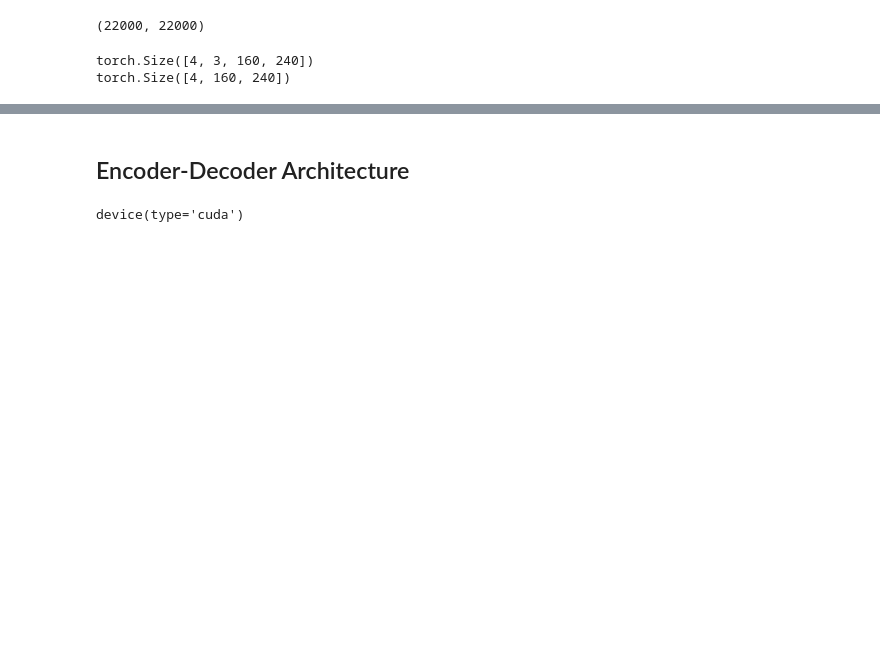
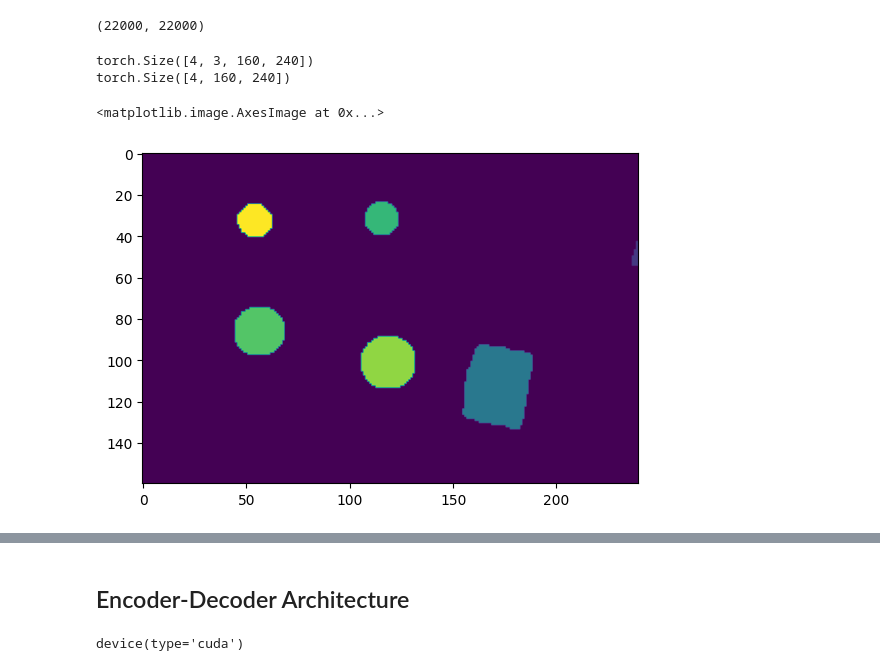
Before and after one commit to swappysh/FutureFramesDL, a Jupyter notebook: segmentation.ipynb, the cells around one changed output, grey strips where cells are left out. Drawn from its saved outputs; the diff is of its cells as text; code cells hidden in the pictures; blank space fills up the shorter version.

```diff
--- a/segmentation.ipynb
+++ b/segmentation.ipynb
@@ -30,6 +74,6 @@ val_dataset = datasets.ImageFolder(root='Dataset_Student/val',
 # np.unique([entry[0].shape for entry in train_dataset], return_counts=True)
 # all the images have the same size
 # %%
-mask = np.load('Dataset_Student/train/video_0/mask.npy')
-print(mask.shape)
-# mask also has the same shape as the images
+# mask = np.load('Dataset_Student/train/video_0/mask.npy')
+# print(mask.shape)
+# # mask also has the same shape as the images
@@ -38,9 +82,10 @@ print(mask.shape)
 # %%
 # Creating a custom dataset for frames
 class SegmentationDataset(Dataset):
-    def __init__(self, root_folder, transforms=None):
+    def __init__(self, root_folder, img_transforms=None, mask_transforms=None):
         self.root_folder = root_folder
-        self.transforms = transforms
+        self.img_transforms = img_transforms
+        self.mask_transforms = mask_transforms
 
         # Get all the folders in the root folder
         self.video_folders = os.listdir(root_folder)
@@ -65,17 +110,25 @@ class SegmentationDataset(Dataset):
         mask = np.load(os.path.join(folder, 'mask.npy'))[idx%22]
         # print(f"folder idx: {idx//22} image folder: {folder}, image file: {files[idx%22]}, mask idx: {idx%22}")
 
-        if self.transforms:
-            image = self.transforms(image)
-            mask = self.transforms(mask)
+        if self.img_transforms:
+            image = self.img_transforms(image)
+
+        if self.mask_transforms:
+            mask = self.mask_transforms(mask)
 
         return image, mask
 
-transformations = transforms.Compose([
+img_transformations = transforms.Compose([
     torch.from_numpy,
-    # transforms.Resize(3),
+    # transforms.Resize(40, antialias=None),
+    transforms.Normalize(mean=[0.5061, 0.5045, 0.5008], std=[0.0571, 0.0567, 0.0614])
     ])
+mask_transformations = transforms.Compose([torch.from_numpy])
 
-train_dataset = SegmentationDataset(root_folder='Dataset_Student/train', transforms=transformations)
-val_dataset = SegmentationDataset(root_folder='Dataset_Student/val', transforms=transformations)
+train_dataset_segmentation_model = SegmentationDataset(root_folder='Dataset_Student/train',
+                                    img_transforms=img_transformations,
+                                    mask_transforms=mask_transformations)
+val_dataset_segmentation_model = SegmentationDataset(root_folder='Dataset_Student/val',
+                                  img_transforms=img_transformations,
+                                  mask_transforms=mask_transformations)
 # %%
@@ -101,3 +155,9 @@ for batch in train_loader:
 # %% [output]
 torch.Size([4, 3, 160, 240])
 torch.Size([4, 160, 240])
+# %%
+plt.imshow(np.load(os.path.join(train_dataset_segmentation_model.video_folders[0], 'mask.npy'))[0])
+# np.unique(np.load(os.path.join(train_dataset.video_folders[0], 'mask.npy'))[0])
+# %% [output]
+<matplotlib.image.AxesImage at 0x...>
+[figure, added]
```
Also changed, not shown: parts of 65 cells of this notebook.
